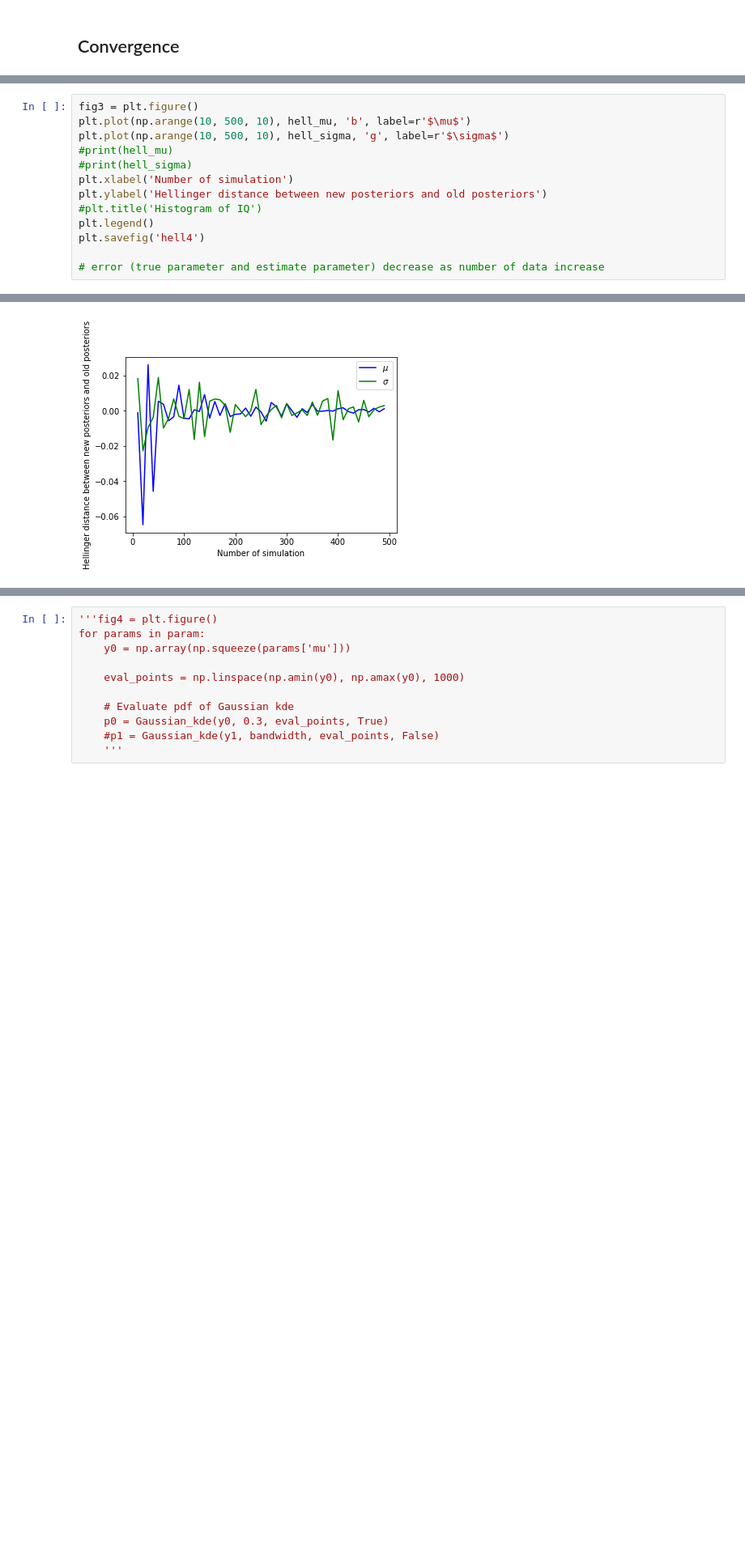
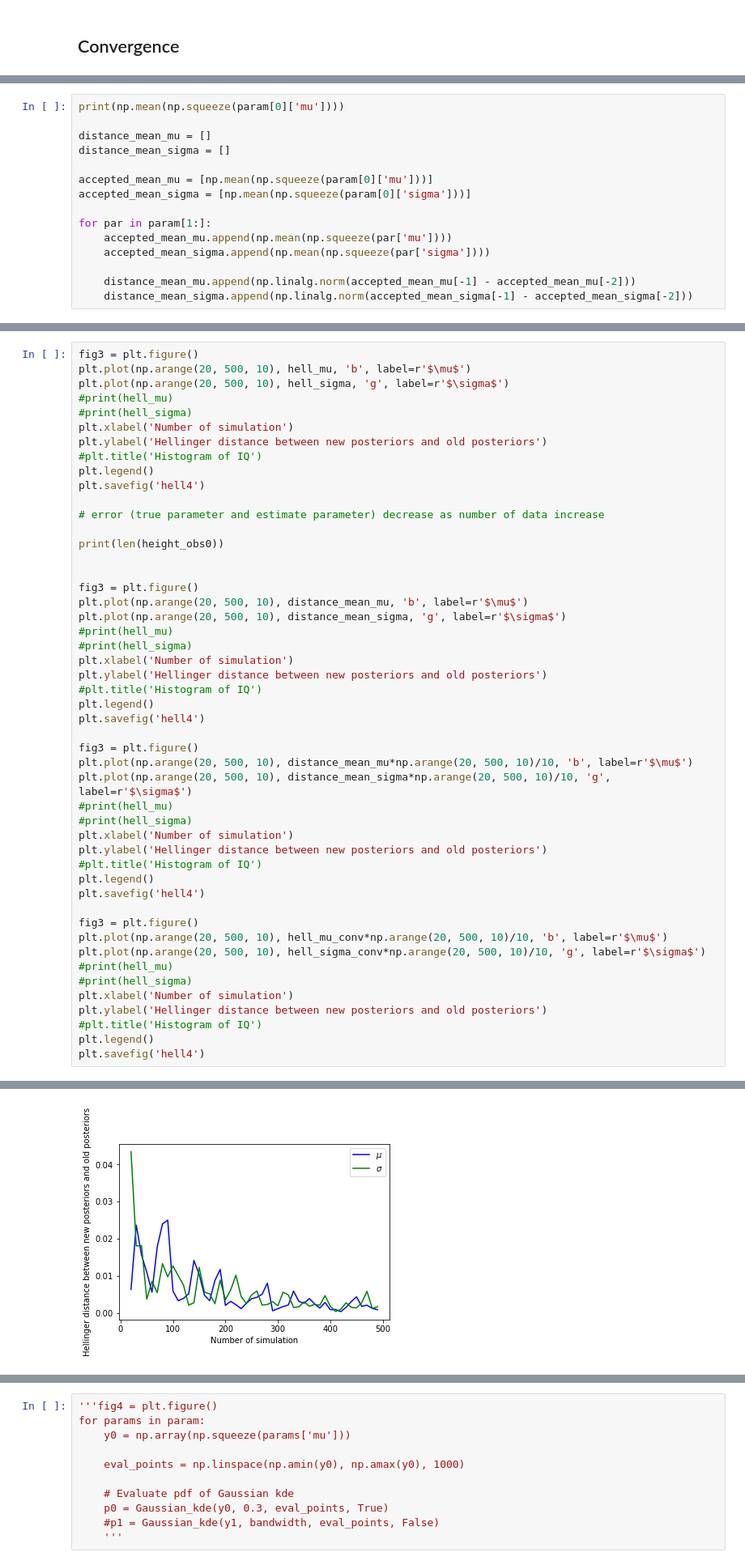
Before and after one commit to jiaao-wang98/Reconciling-Robustness-and-Interpretability-in-Machine-Learning, a Jupyter notebook: Stability.ipynb, the cells around one changed output, grey strips where cells are left out. Shown at 81% size. Saved outputs shown, nothing was run; the diff lists cells and outputs as text; blank space fills up the shorter version.

```diff
--- a/Stability.ipynb
+++ b/Stability.ipynb
@@ -316,0 +405,15 @@ for n_sample in range(10, 500, 10):
+# %%
+print(np.mean(np.squeeze(param[0]['mu'])))
+
+distance_mean_mu = []
+distance_mean_sigma = []
+
+accepted_mean_mu = [np.mean(np.squeeze(param[0]['mu']))]
+accepted_mean_sigma = [np.mean(np.squeeze(param[0]['sigma']))]
+
+for par in param[1:]:
+    accepted_mean_mu.append(np.mean(np.squeeze(par['mu'])))
+    accepted_mean_sigma.append(np.mean(np.squeeze(par['sigma'])))
+
+    distance_mean_mu.append(np.linalg.norm(accepted_mean_mu[-1] - accepted_mean_mu[-2]))
+    distance_mean_sigma.append(np.linalg.norm(accepted_mean_sigma[-1] - accepted_mean_sigma[-2]))
@@ -317,7 +422,7 @@ for n_sample in range(10, 500, 10):
 # %%
 fig3 = plt.figure()
-plt.plot(np.arange(10, 500, 10), hell_mu, 'b', label=r'$\mu$')
-plt.plot(np.arange(10, 500, 10), hell_sigma, 'g', label=r'$\sigma$')
+plt.plot(np.arange(20, 500, 10), hell_mu, 'b', label=r'$\mu$')
+plt.plot(np.arange(20, 500, 10), hell_sigma, 'g', label=r'$\sigma$')
 #print(hell_mu)
 #print(hell_sigma)
 plt.xlabel('Number of simulation')
@@ -327,4 +432,40 @@ plt.legend()
 plt.savefig('hell4')
 
 # error (true parameter and estimate parameter) decrease as number of data increase
+
+print(len(height_obs0))
+
+
+fig3 = plt.figure()
+plt.plot(np.arange(20, 500, 10), distance_mean_mu, 'b', label=r'$\mu$')
+plt.plot(np.arange(20, 500, 10), distance_mean_sigma, 'g', label=r'$\sigma$')
+#print(hell_mu)
+#print(hell_sigma)
+plt.xlabel('Number of simulation')
+plt.ylabel('Hellinger distance between new posteriors and old posteriors')
+#plt.title('Histogram of IQ')
+plt.legend()
+plt.savefig('hell4')
+
+fig3 = plt.figure()
+plt.plot(np.arange(20, 500, 10), distance_mean_mu*np.arange(20, 500, 10)/10, 'b', label=r'$\mu$')
+plt.plot(np.arange(20, 500, 10), distance_mean_sigma*np.arange(20, 500, 10)/10, 'g', label=r'$\sigma$')
+#print(hell_mu)
+#print(hell_sigma)
+plt.xlabel('Number of simulation')
+plt.ylabel('Hellinger distance between new posteriors and old posteriors')
+#plt.title('Histogram of IQ')
+plt.legend()
+plt.savefig('hell4')
+
+fig3 = plt.figure()
+plt.plot(np.arange(20, 500, 10), hell_mu_conv*np.arange(20, 500, 10)/10, 'b', label=r'$\mu$')
+plt.plot(np.arange(20, 500, 10), hell_sigma_conv*np.arange(20, 500, 10)/10, 'g', label=r'$\sigma$')
+#print(hell_mu)
+#print(hell_sigma)
+plt.xlabel('Number of simulation')
+plt.ylabel('Hellinger distance between new posteriors and old posteriors')
+#plt.title('Histogram of IQ')
+plt.legend()
+plt.savefig('hell4')
 # %% [output]
@@ -331 +473 @@ plt.savefig('hell4')
-[figure, old version]
+[figure, new version]
```
Also changed, not shown: parts of 9 cells of this notebook, 4 other files.
